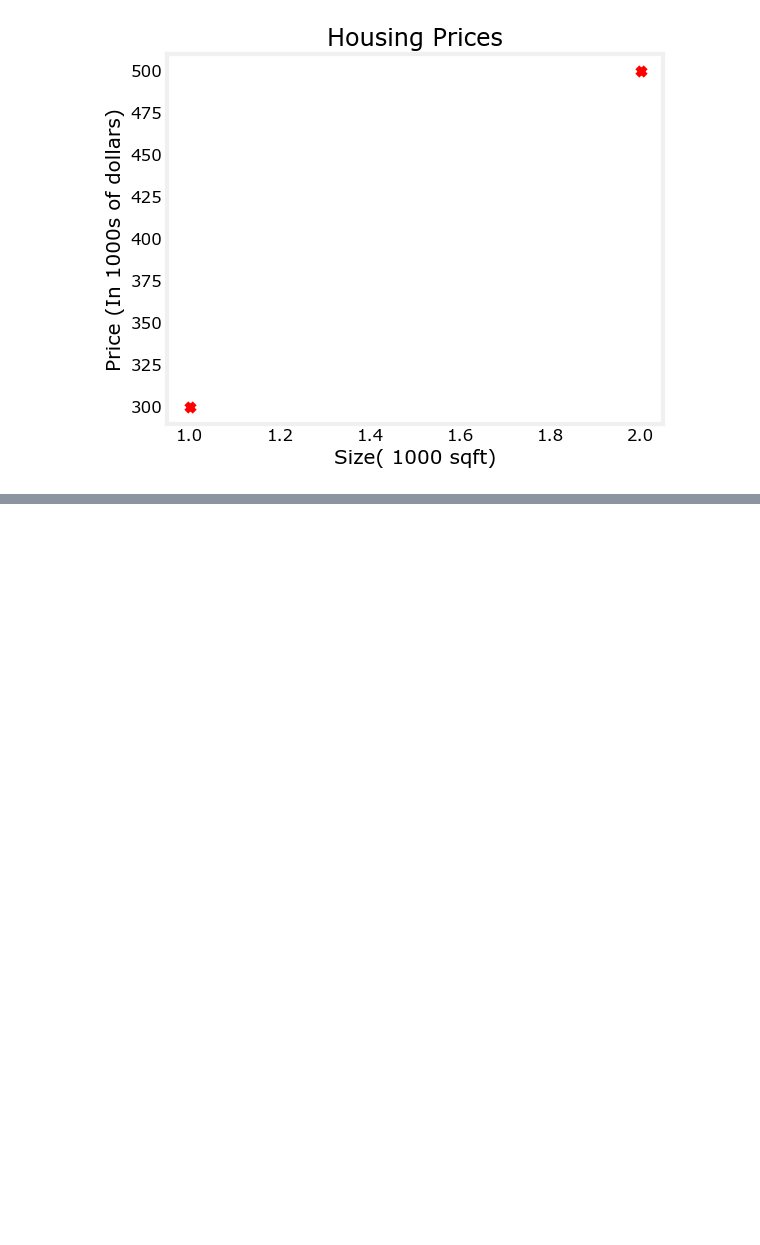
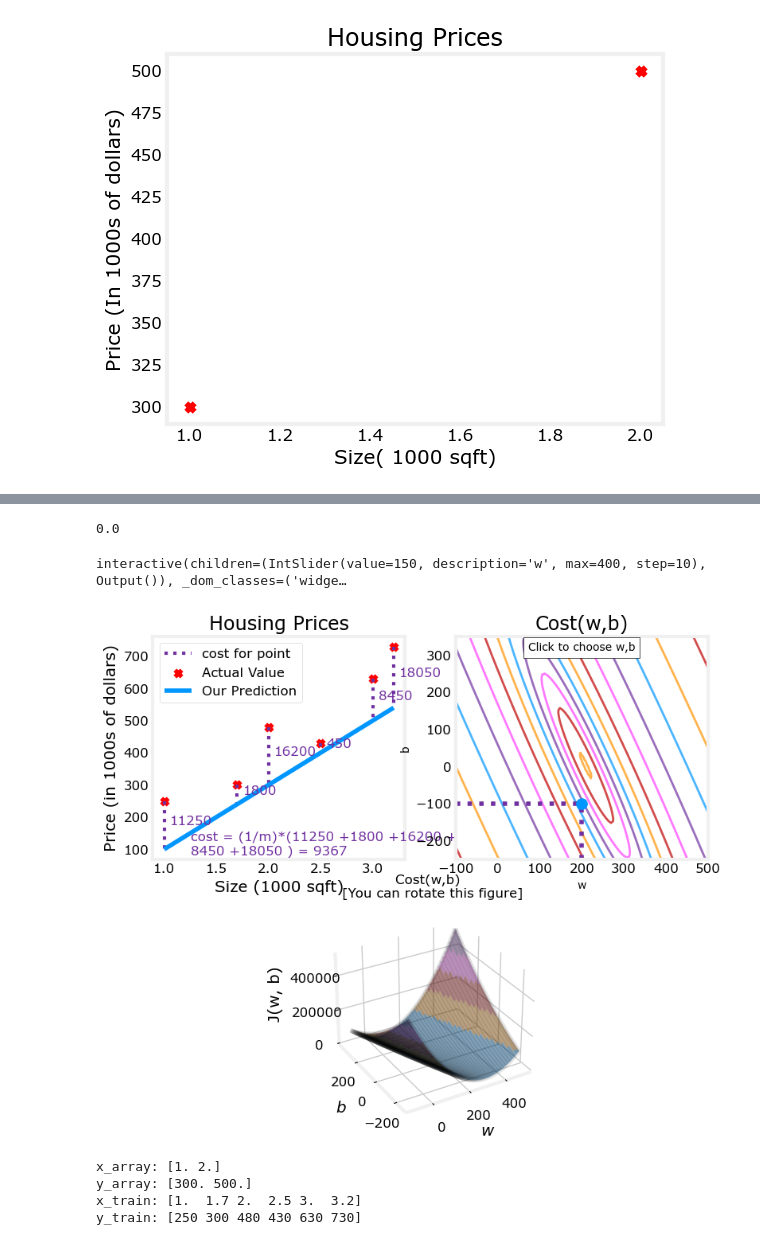
Before and after one commit to Sreesanth-e/ML, a Jupyter notebook: ML_Andrew_Week_1.ipynb, the cells around one changed output, grey strips where cells are left out. Cells and saved outputs as stored; diff of their text form; code cells hidden in the pictures; blank space fills up the shorter version.

```diff
--- a/ML_Andrew_Week_1.ipynb
+++ b/ML_Andrew_Week_1.ipynb
@@ -76,0 +91,27 @@ plt.show()
+# %%
+print(compute_cost(x_array,y_array,w,b))
+# %% [output]
+0.0
+# %%
+plt_intuition(x_array,y_array)
+# %% [output]
+interactive(children=(IntSlider(value=150, description='w', max=400, step=10), Output()), _dom_classes=('widge…
+# %%
+x_train = np.array([1.0, 1.7, 2.0, 2.5, 3.0, 3.2])
+y_train = np.array([250, 300, 480,  430,   630, 730,])
+# %%
+plt.close('all')
+fig , ax ,dyn_items = plt_stationary(x_train,y_train)
+updater = plt_update_onclick(fig,ax,x_train,y_train,dyn_items)
+# %% [output]
+[figure, added]
+# %%
+print("x_array:", x_array)
+print("y_array:", y_array)
+print("x_train:", x_train)
+print("y_train:", y_train)
+# %% [output]
+x_array: [1. 2.]
+y_array: [300. 500.]
+x_train: [1.  1.7 2.  2.5 3.  3.2]
+y_train: [250 300 480 430 630 730]
```
Also changed, not shown: parts of 5 cells of this notebook, 2 other files.
